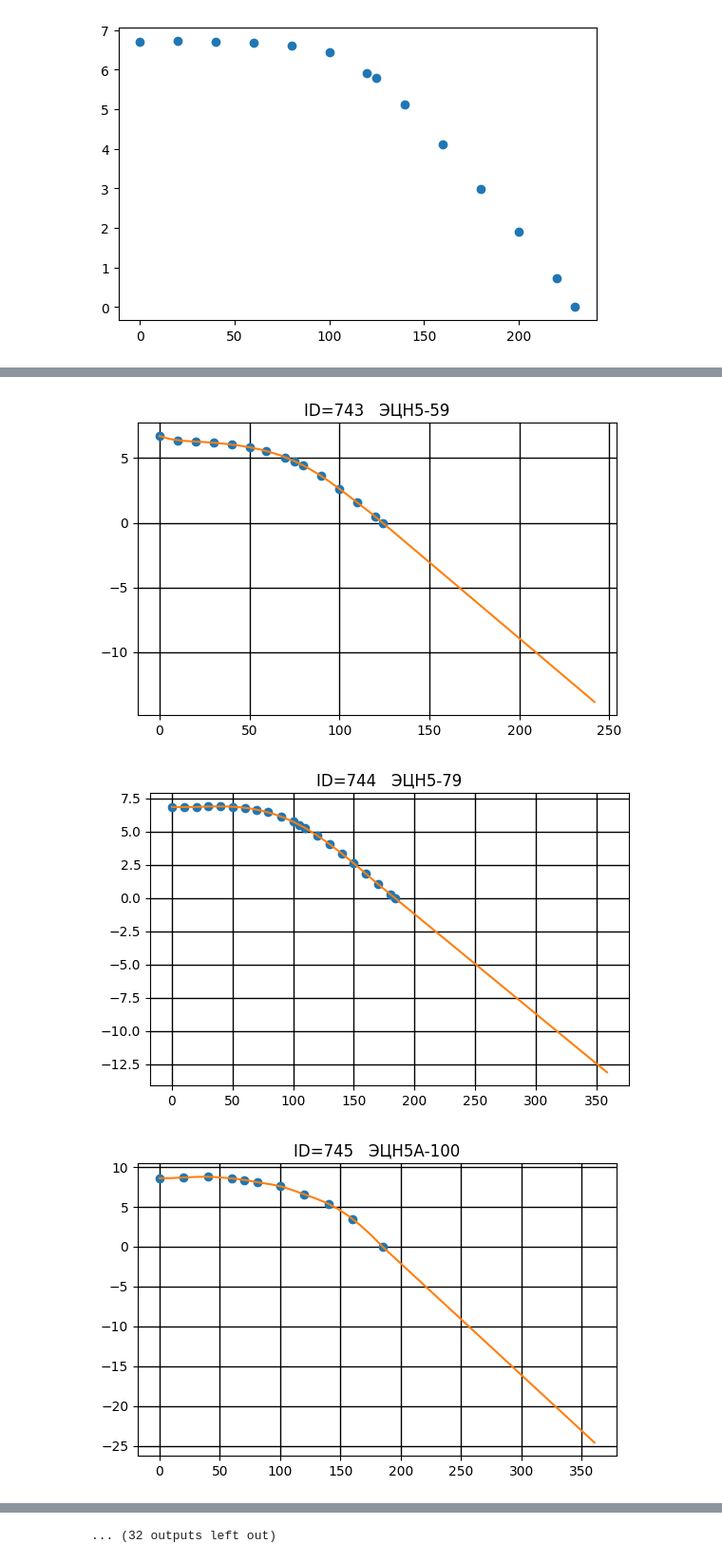
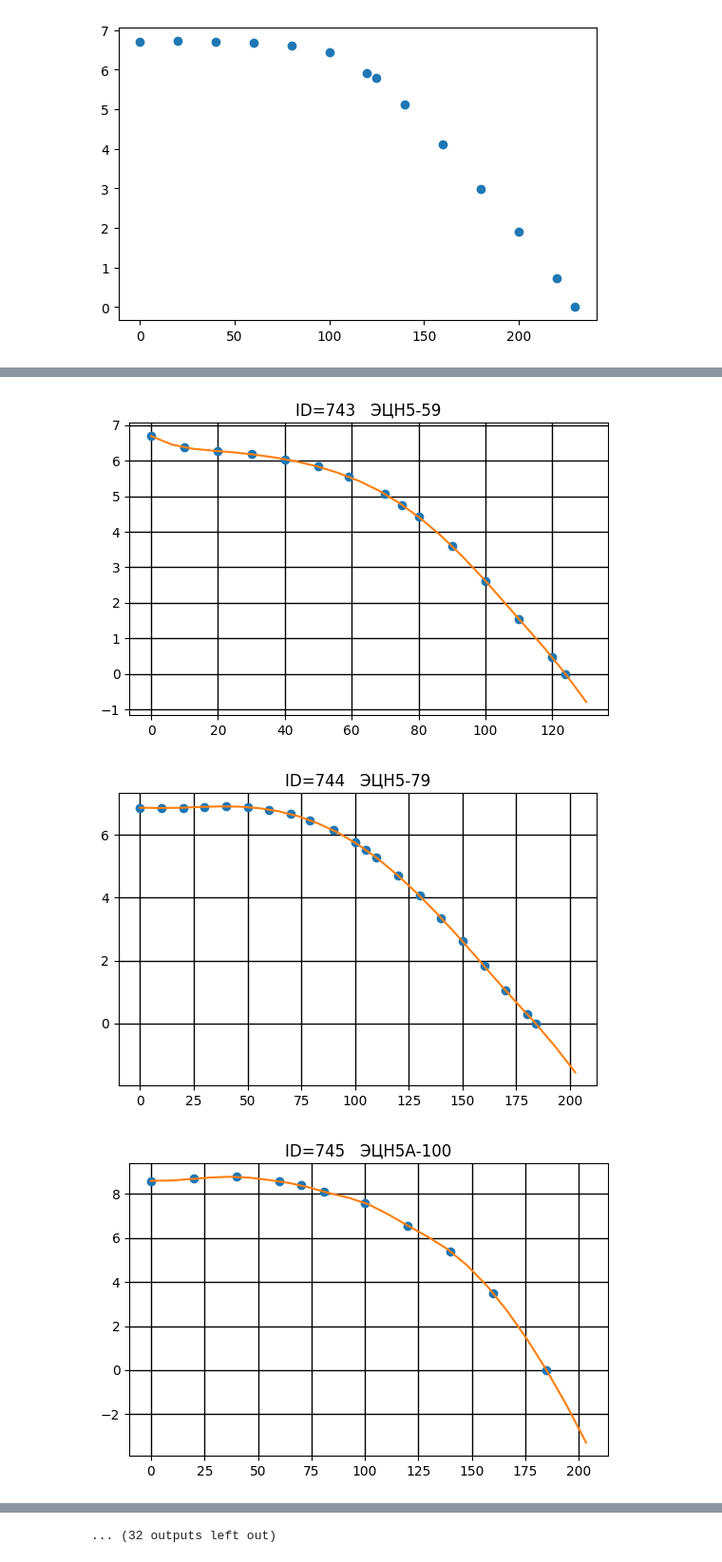
Before and after one commit to Andry4708/ESP, a Jupyter notebook: ESP_BD_Work.ipynb, the cells around one changed output, grey strips where cells are left out. Shown at 95% size. Cells and saved outputs as stored; diff of their text form; code cells hidden in the pictures.

```diff
--- a/ESP_BD_Work.ipynb
+++ b/ESP_BD_Work.ipynb
@@ -29,16 +29,17 @@ for j in data[ID]:
 def ESP_Head(ID,Q):
     Head = []
     cs = CubicSpline(data[ID]['rate_points'], data[ID]['head_points'])
-    cs_extrapol = CubicSpline(data[ID]['rate_points'][-2:], data[ID]['head_points'][-2:])
+    cs_extrapol = CubicSpline([0]+data[ID]['rate_points'][-2:], [0]+data[ID]['head_points'][-2:]) # 2 последние точки и начало координат
 
 
     for i in range(len(Q)):
         if Q[i] <= data[ID]['rate_max_sm3day']:
             Head.append(cs(Q[i])*1)
-        if Q[i] > data[ID]['rate_max_sm3day']:
+        if Q[i] > data[ID]['rate_max_sm3day']: #за пределами максимального напора значения экстраполируются по параболе
             Head.append(cs_extrapol(Q[i])*1)
     return Head
 
+def
 
 #ESP_Head(ID,50)
 # %% [output]
@@ -81,7 +82,7 @@ for ID in data:
 
     #ID = '743'
     Q_max = data[ID]['rate_max_sm3day']
-    Q = np.arange(0, Q_max*2, Q_max/20)
+    Q = np.arange(0, Q_max*1.1, Q_max/20)
     #print(Q)
 
     H = ESP_Head(ID,Q)
@@ -104,3 +105,3 @@ for ID in data:
-[figure, old version]
+[figure, new version]
-[figure, old version]
+[figure, new version]
-[figure, old version]
+[figure, new version]
```
Also changed, not shown: parts of 6 cells of this notebook, 1 other file.
